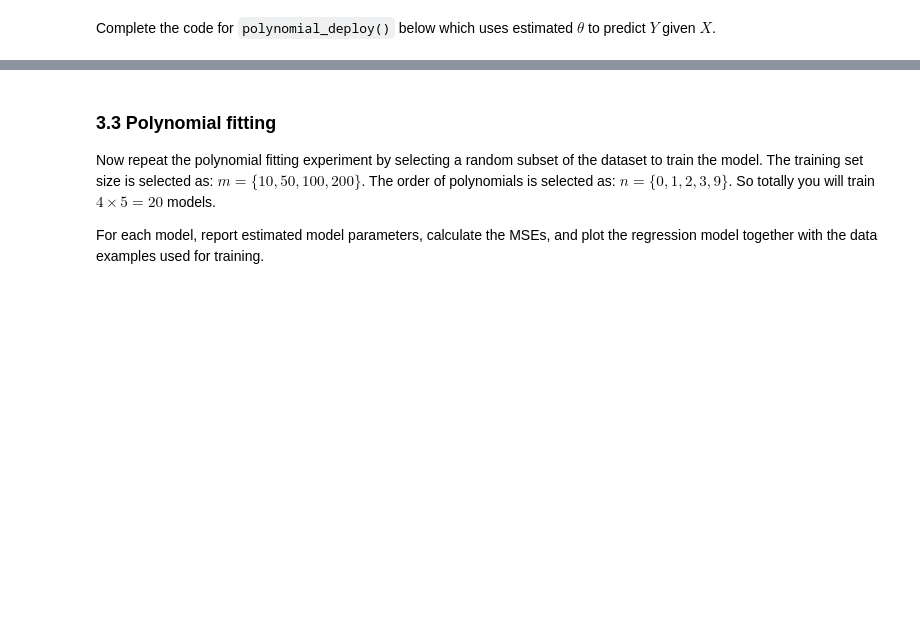
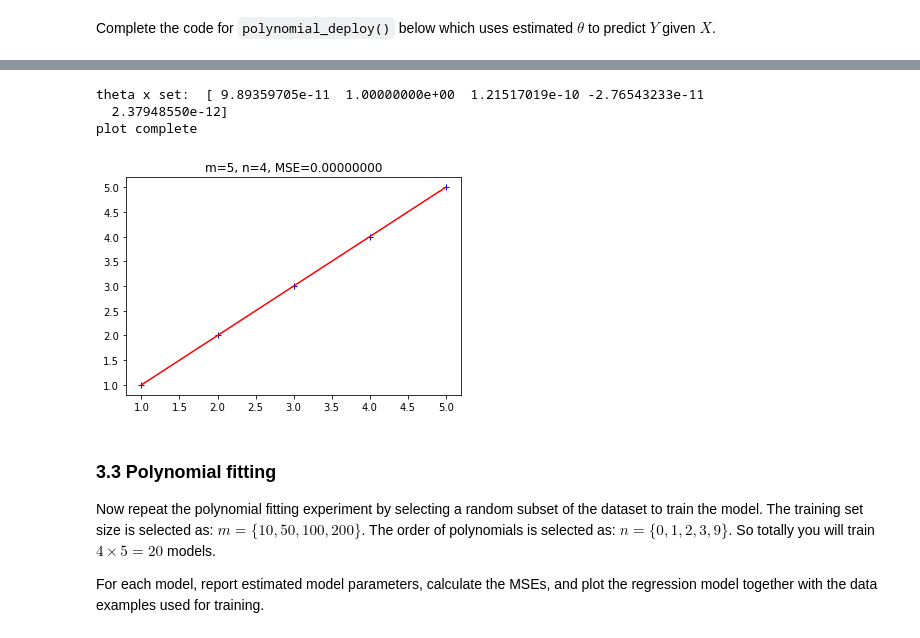
Before and after one commit to cmhay/MachineLearningHomework, a Jupyter notebook: HW2/HW2/hw2.ipynb, the cells around one changed output, grey strips where cells are left out. Drawn from its saved outputs; the diff is of its cells as text; code cells hidden in the pictures; blank space fills up the shorter version.

```diff
--- a/HW2/HW2/hw2.ipynb
+++ b/HW2/HW2/hw2.ipynb
@@ -246,3 +320,25 @@ def polynomial_deploy(X, theta):
+# %%
+m = 5
+n = 4
+#subset_index = np.random.randint(0, X_data.size, m)
+
+X_subset = np.array([1, 2, 3, 4, 5])#X_data[subset_index].reshape(m, 1)
+Y_subset = np.array([1,2,3,4,5])#y[subset_index]
+
+theta = normal_equation(X_subset, Y_subset, n)
+print("theta x set: ", theta)
+prediction = polynomial_deploy(X_subset, theta)
+MSE = MSE_func(m, prediction, Y_subset)
+plt.figure()
+plt.title('m=%d, n=%d, MSE=%.8f' % (m, n, MSE))
+plt.plot(X_subset, Y_subset, 'b+')
+plt.plot(X_subset, prediction, 'r-')
+print("plot complete")
+# %% [output]
+theta x set:  [ 9.89359705e-11  1.00000000e+00  1.21517019e-10 -2.76543233e-11
+  2.37948550e-12]
+plot complete
+[figure, added]
 # %% [markdown]
 ### 3.3 Polynomial fitting
 
```
Also changed, not shown: parts of 18 cells of this notebook, 2 other files.
